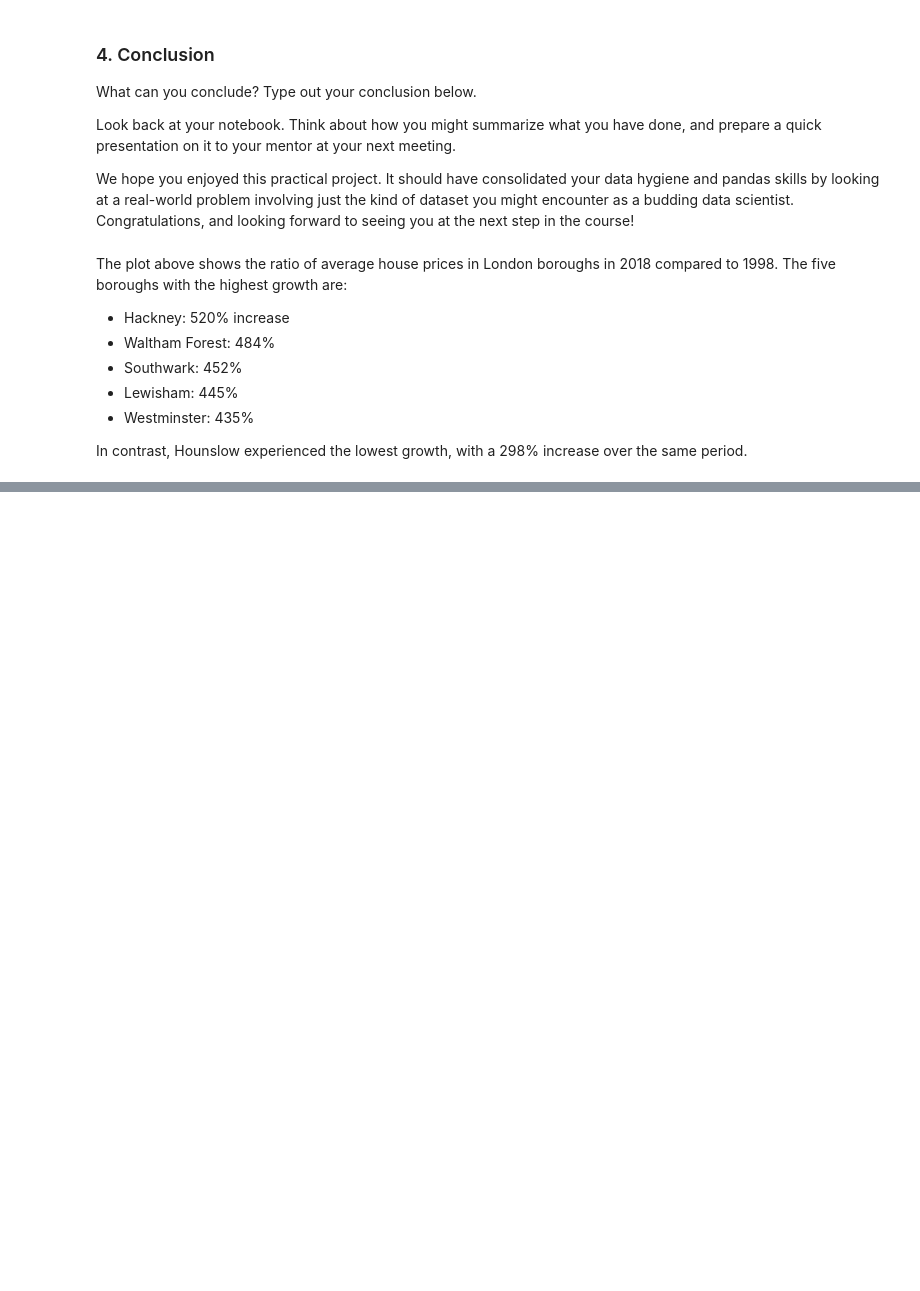
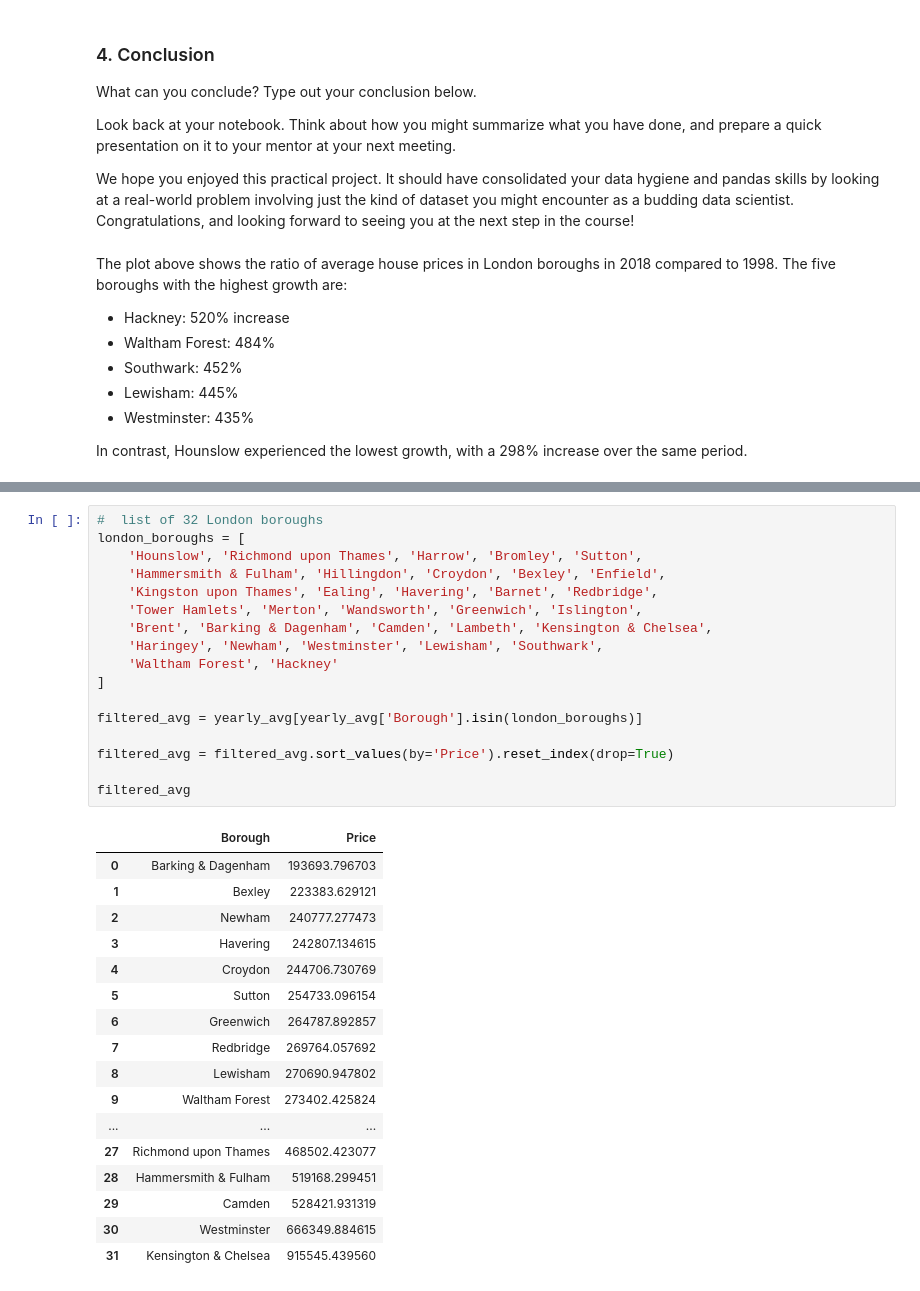
Before and after one commit to zjadidi/Springboard, a Jupyter notebook: Unit4-Tier3/Unit4-Tier3-zj.ipynb, the cells around one changed output, grey strips where cells are left out. Drawn from its saved outputs; the diff is of its cells as text; blank space fills up the shorter version.

```diff
--- a/Unit4-Tier3/Unit4-Tier3-zj.ipynb
+++ b/Unit4-Tier3/Unit4-Tier3-zj.ipynb
@@ -487,0 +512,35 @@ In contrast, Hounslow experienced the lowest growth, with a 298% increase over t
+# %%
+#  list of 32 London boroughs
+london_boroughs = [
+    'Hounslow', 'Richmond upon Thames', 'Harrow', 'Bromley', 'Sutton',
+    'Hammersmith & Fulham', 'Hillingdon', 'Croydon', 'Bexley', 'Enfield',
+    'Kingston upon Thames', 'Ealing', 'Havering', 'Barnet', 'Redbridge',
+    'Tower Hamlets', 'Merton', 'Wandsworth', 'Greenwich', 'Islington',
+    'Brent', 'Barking & Dagenham', 'Camden', 'Lambeth', 'Kensington & Chelsea',
+    'Haringey', 'Newham', 'Westminster', 'Lewisham', 'Southwark',
+    'Waltham Forest', 'Hackney'
+]
+
+filtered_avg = yearly_avg[yearly_avg['Borough'].isin(london_boroughs)]
+
+filtered_avg = filtered_avg.sort_values(by='Price').reset_index(drop=True)
+
+filtered_avg
+# %% [output]
+|  | Borough | Price |
+| 0 | Barking & Dagenham | 193693.796703 |
+| 1 | Bexley | 223383.629121 |
+| 2 | Newham | 240777.277473 |
+| 3 | Havering | 242807.134615 |
+| 4 | Croydon | 244706.730769 |
+| 5 | Sutton | 254733.096154 |
+| 6 | Greenwich | 264787.892857 |
+| 7 | Redbridge | 269764.057692 |
+| 8 | Lewisham | 270690.947802 |
+| 9 | Waltham Forest | 273402.425824 |
+| ... | ... | ... |
+| 27 | Richmond upon Thames | 468502.423077 |
+| 28 | Hammersmith & Fulham | 519168.299451 |
+| 29 | Camden | 528421.931319 |
+| 30 | Westminster | 666349.884615 |
+| 31 | Kensington & Chelsea | 915545.439560 |
```
Also changed, not shown: parts of 7 cells of this notebook, 1 other file.
